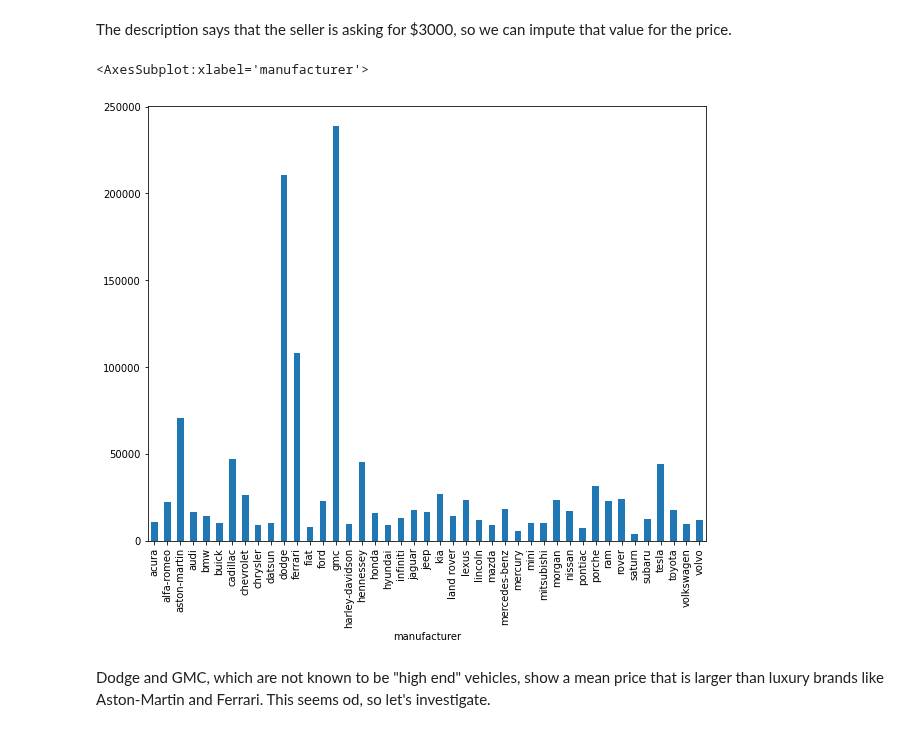
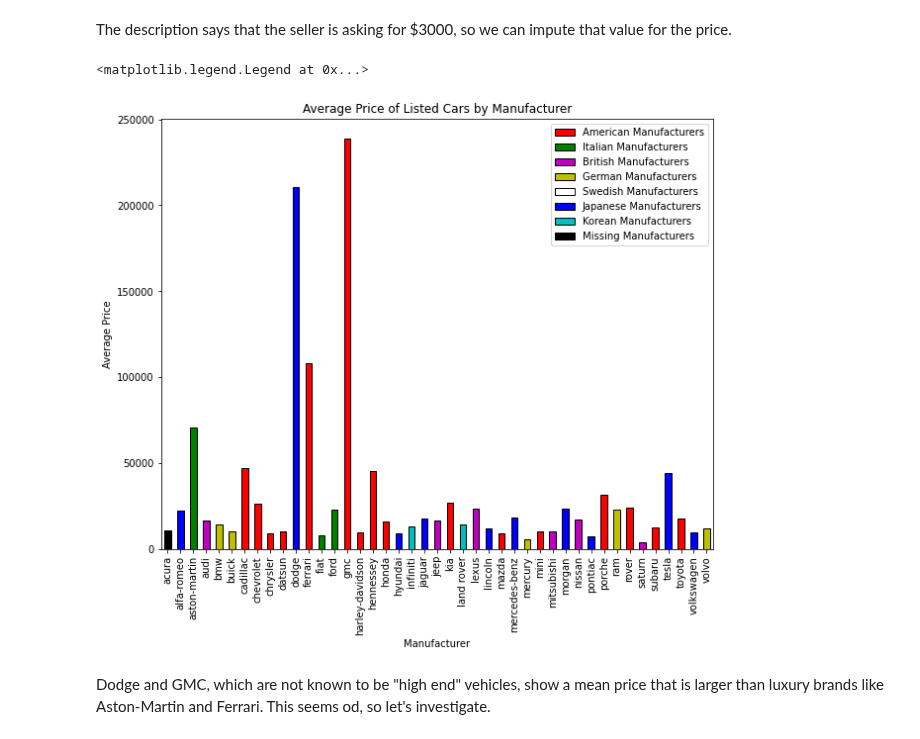
Before and after one commit to matthiasronnau/BANA-212-Final-Project, a Jupyter notebook: BANA-212 Final Project.ipynb, the cells around one changed output. Saved outputs shown, nothing was run; the diff lists cells and outputs as text; code cells hidden in the pictures.

Commit message:
Add section dividers and change initial disribution by manufacturer graph to add color

```diff
--- a/BANA-212 Final Project.ipynb
+++ b/BANA-212 Final Project.ipynb
@@ -156,12 +163,24 @@ The description says that the seller is asking for $3000, so we can impute that
 # %%
 #Impute 3000 for the price, overwriting the eroneous value that was present.
 cars.iloc[300026, 0] = 3000
-# %%
-plt.figure(figsize = (10, 8))
-cars.groupby("manufacturer").price.mean().plot.bar()
-# %% [output]
-<AxesSubplot:xlabel='manufacturer'>
-[figure, removed]
+# %%
+plt.figure(figsize = (10, 8))
+cars.groupby("manufacturer").price.mean().plot.bar(color = colors, edgecolor = "k")
+plt.ylabel("Average Price")
+plt.xlabel("Manufacturer")
+american = mpatches.Patch(facecolor = "r", edgecolor = "k", label = "American Manufacturers")
+italian = mpatches.Patch(facecolor = "g", edgecolor = "k", label = "Italian Manufacturers")
+british = mpatches.Patch(facecolor = "m", edgecolor = "k", label = "British Manufacturers")
+german = mpatches.Patch(facecolor = "y", edgecolor = "k", label = "German Manufacturers")
+swedish = mpatches.Patch(facecolor = "w", edgecolor = "k", label = "Swedish Manufacturers")
+japanese = mpatches.Patch(facecolor = "b", edgecolor = "k", label = "Japanese Manufacturers")
+korean = mpatches.Patch(facecolor = "c", edgecolor = "k", label = "Korean Manufacturers")
+missing = mpatches.Patch(facecolor = "k", edgecolor = "k", label = "Missing Manufacturers")
+plt.title("Average Price of Listed Cars by Manufacturer")
+plt.legend(handles = [american, italian, british, german, swedish, japanese, korean, missing])
+# %% [output]
+<matplotlib.legend.Legend at 0x...>
+[figure, added]
 # %% [markdown]
 Dodge and GMC, which are not known to be "high end" vehicles, show a mean price that is larger than luxury brands like Aston-Martin and Ferrari. This seems od, so let's investigate.
 # %%
```
Also changed, not shown: parts of 16 cells of this notebook.
